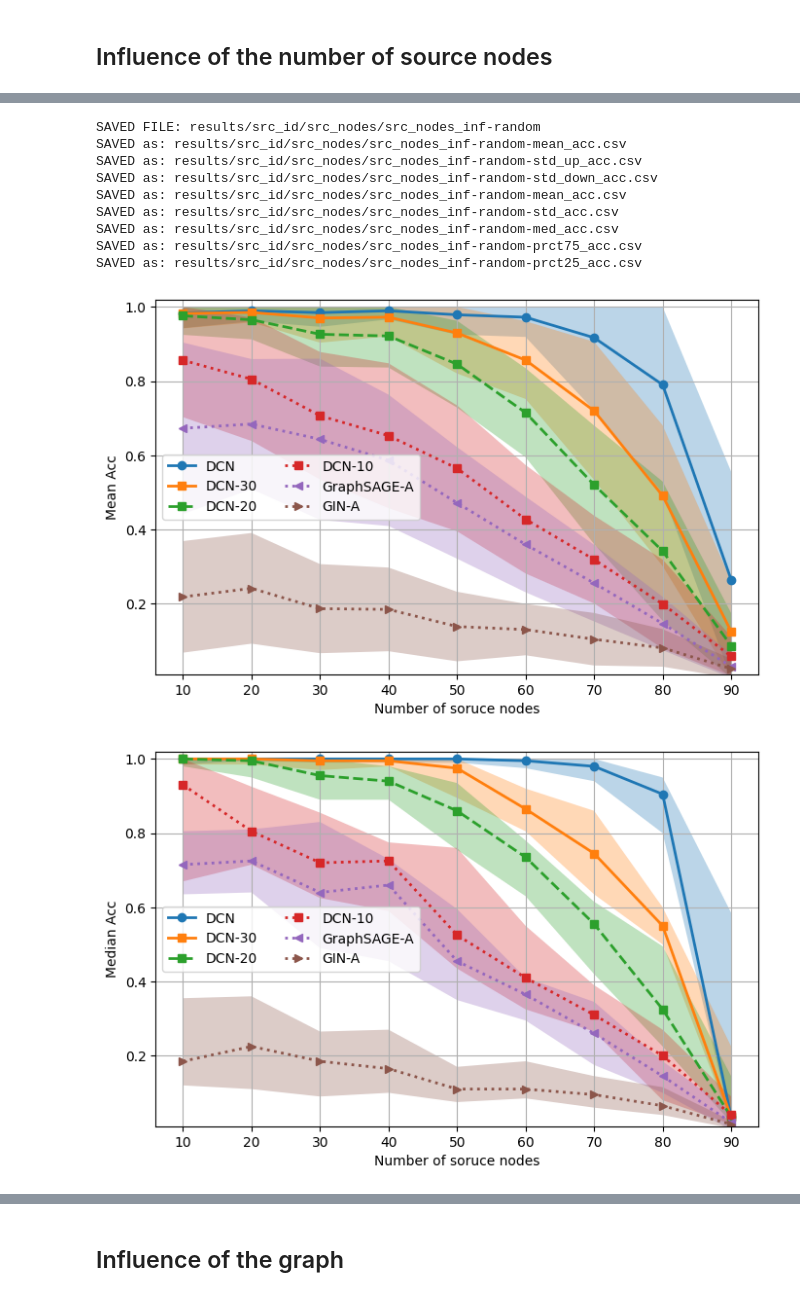
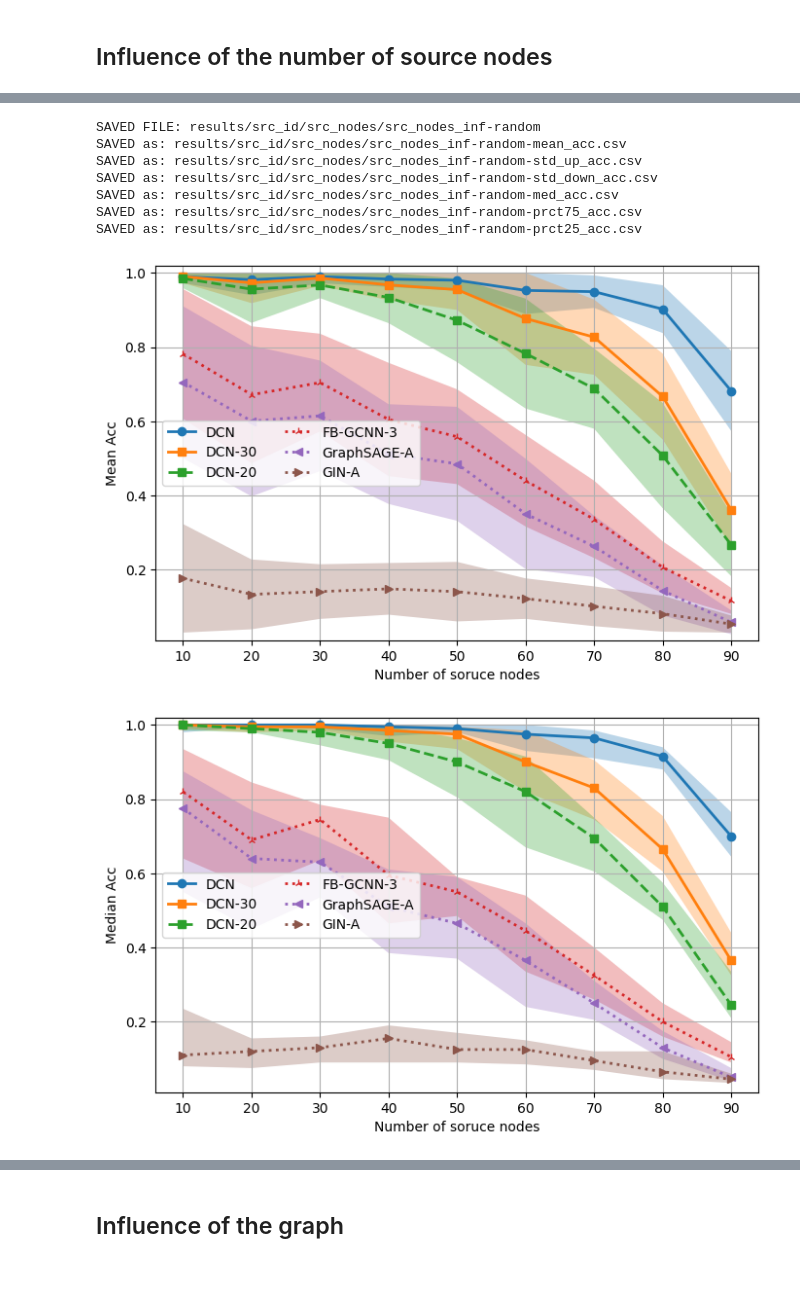
Before and after one commit to reysam93/dag_conv_nn, a Jupyter notebook: source_id.ipynb, the cells around one changed output, grey strips where cells are left out. Cells and saved outputs as stored; diff of their text form; code cells hidden in the pictures.

```diff
--- a/source_id.ipynb
+++ b/source_id.ipynb
@@ -18,7 +18,7 @@ from src.baselines_archs import MyGCNN, GAT, MLP, GraphSAGE, GIN
 # Ser random seed
 SEED = 10
 PATH = 'results/src_id/'
-SAVE = True
+SAVE = False
 np.random.seed(SEED)
 torch.manual_seed(SEED)
 dgl.random.seed(SEED)
@@ -44,7 +44,8 @@ data_p = {
     'src_t': 'random',          # 'random' or 'constant'
     'max_src_node': 20,  # 10           # Maximum index of nodes allowed to be sources
     'n_sources': 1,              # Maximum Number of source nodes
-    'n_p': .05,                 # Normalized noise power
+    'n_p_y': .05,
+    'n_p_x': 0,                  # Normalized noise power
     'max_GSO': 100,              # Maximum index of GSOs involved in the diffusion
     'min_GSO': 50,               # Minimum index of GSOs involved in the diffusion
     'n_GSOs': 25                 # Number of GSOs
@@ -72,7 +73,7 @@ def get_signals(d_p, GSOs, get_srcs=False):
     range_GSO = np.arange(d_p['min_GSO'], d_p['max_GSO'])
     gsos_idx = np.random.choice(range_GSO, size=d_p['n_GSOs'], replace=False)
     sel_GSOs = GSOs[gsos_idx]
-    signals_t, srcs_t, _ = dagu.create_diff_data(d_p['M'], sel_GSOs, d_p['max_src_node'], d_p['n_p'],
+    signals_t, srcs_t, _ = dagu.create_diff_data(d_p['M'], sel_GSOs, d_p['max_src_node'], d_p['n_p_y'],
                                                 d_p['n_sources'], src_t=d_p['src_t'], torch_tensor=True,
                                                 mask_sources=True)
     labels_t = torch.argmax(torch.abs(srcs_t), axis=1)
@@ -316,39 +335,37 @@ if SAVE:
 
     # Save csv files for pgfplot
     file_name_data = f'{file_name}-mean_acc.csv'
     utils.data_to_csv(file_name_data, Exps, Max_sources, mean_acc)
     file_name_data = f'{file_name}-std_up_acc.csv'
     utils.data_to_csv(file_name_data, Exps, Max_sources, mean_acc + std_acc)
     file_name_data = f'{file_name}-std_down_acc.csv'
     utils.data_to_csv(file_name_data, Exps, Max_sources, mean_acc - std_acc)
-    file_name_data = f'{file_name}-mean_acc.csv'
-    utils.data_to_csv(file_name_data, Exps, Max_sources, mean_acc)
-    file_name_data = f'{file_name}-std_acc.csv'
-    utils.data_to_csv(file_name_data, Exps, Max_sources, std_acc)
+    # file_name_data = f'{file_name}-mean_acc.csv'
+    # utils.data_to_csv(file_name_data, Exps, Max_sources, mean_acc)
+    # file_name_data = f'{file_name}-std_acc.csv'
+    # utils.data_to_csv(file_name_data, Exps, Max_sources, std_acc)
     file_name_data = f'{file_name}-med_acc.csv'
     utils.data_to_csv(file_name_data, Exps, Max_sources, med_acc)
     file_name_data = f'{file_name}-prct75_acc.csv'
     utils.data_to_csv(file_name_data, Exps, Max_sources, prctile75_acc)
     file_name_data = f'{file_name}-prct25_acc.csv'
     utils.data_to_csv(file_name_data, Exps, Max_sources, prctile25_acc)
 
 legend = [exp['leg'] for exp in Exps]
-skip = [4, 5, 8]
+skip = [3, 5, 6, 9] #[4, 5, 8]
 utils.plot_results(mean_acc, Max_sources, Exps, 'Number of soruce nodes', logy=False, std=std_acc,
                    ylabel='Mean Acc', n_cols=2, ylim_top=1.02, skip_idx=skip)
 
 utils.plot_results(med_acc, Max_sources, Exps, 'Number of soruce nodes', logy=False, n_cols=2,
                    ylabel='Median Acc', prctile_up=prctile75_acc, prctile_low=prctile25_acc,
                    ylim_top=1.02, skip_idx=skip)
 # %% [output]
 SAVED FILE: results/src_id/src_nodes/src_nodes_inf-random
 SAVED as: results/src_id/src_nodes/src_nodes_inf-random-mean_acc.csv
 SAVED as: results/src_id/src_nodes/src_nodes_inf-random-std_up_acc.csv
 SAVED as: results/src_id/src_nodes/src_nodes_inf-random-std_down_acc.csv
-SAVED as: results/src_id/src_nodes/src_nodes_inf-random-mean_acc.csv
-SAVED as: results/src_id/src_nodes/src_nodes_inf-random-std_acc.csv
 SAVED as: results/src_id/src_nodes/src_nodes_inf-random-med_acc.csv
 SAVED as: results/src_id/src_nodes/src_nodes_inf-random-prct75_acc.csv
 SAVED as: results/src_id/src_nodes/src_nodes_inf-random-prct25_acc.csv
-[figure, old version]
+[figure, new version]
-[figure, old version]
+[figure, new version]
```
Also changed, not shown: parts of 8 cells of this notebook.
